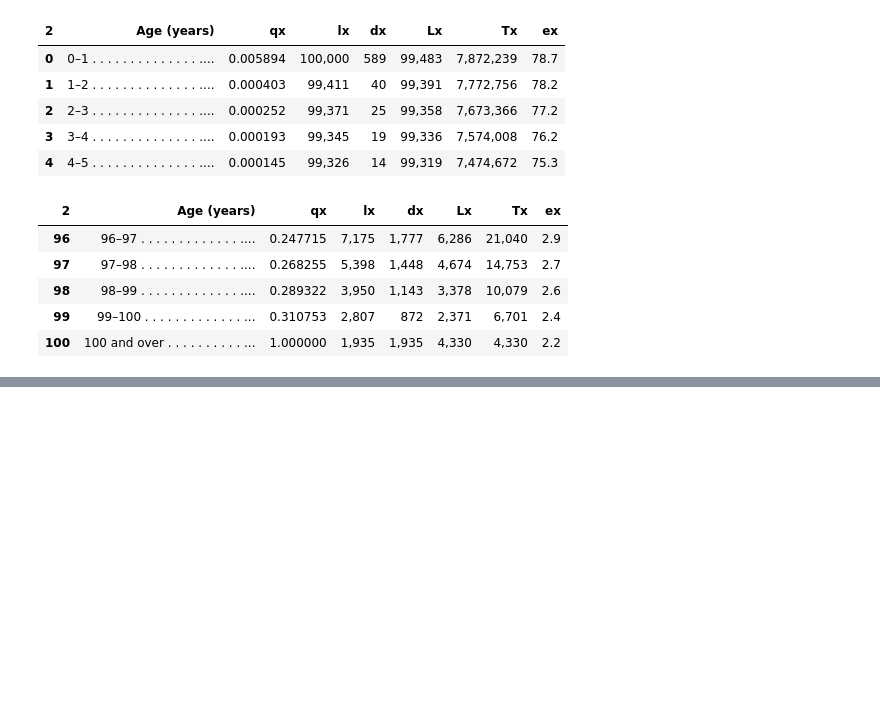
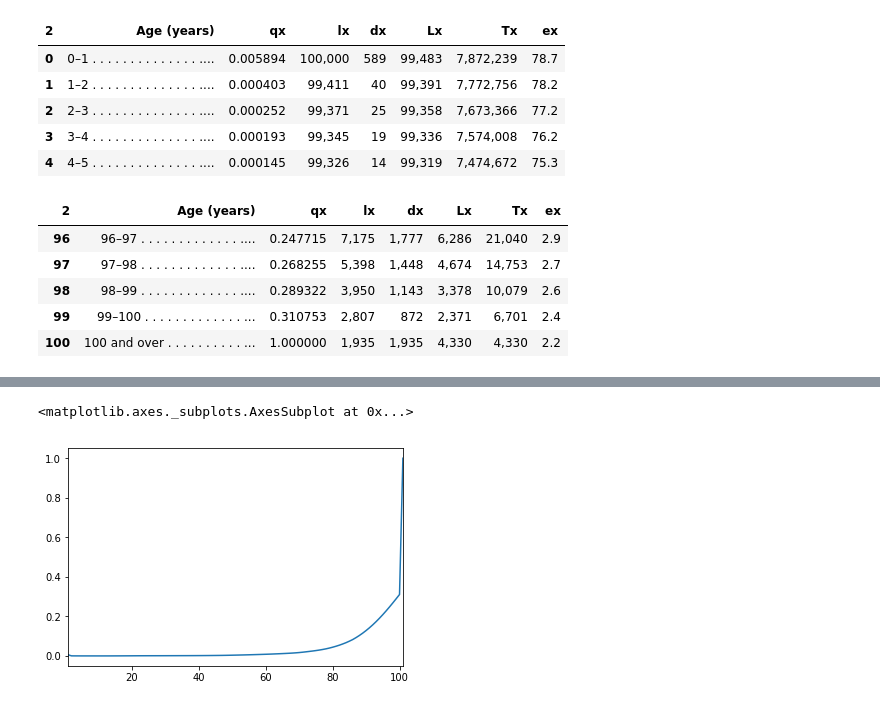
Before and after one commit to AllenDowney/SurvivalAnalysisPython, a Jupyter notebook: read_life_table.ipynb, the cells around one changed output, grey strips where cells are left out. Saved outputs shown, nothing was run; the diff lists cells and outputs as text; code cells hidden in the pictures; blank space fills up the shorter version.

```diff
--- a/read_life_table.ipynb
+++ b/read_life_table.ipynb
@@ -73,0 +52,4 @@ qx.to_csv('data/us_life_tables_2015.csv', header=True)
+# %%
+df = pd.read_csv('data/nvsr67_07-508.csv', thousands=',')
+df.index += 1
+df.head()
@@ -73,0 +75,5 @@ qx.to_csv('data/us_life_tables_2015.csv', header=True)
+# %%
+df['qx'].plot()
+# %% [output]
+<matplotlib.axes._subplots.AxesSubplot at 0x...>
+[figure, added]
```
Also changed, not shown: parts of 21 cells of this notebook, 8 other files.
